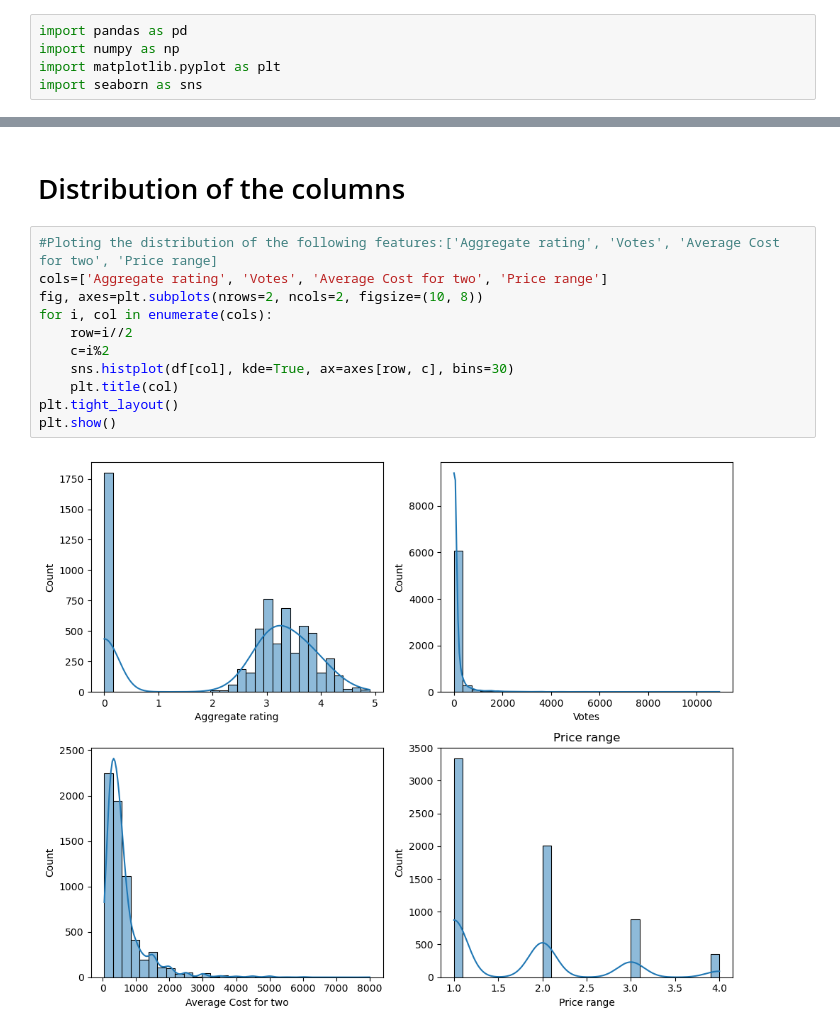
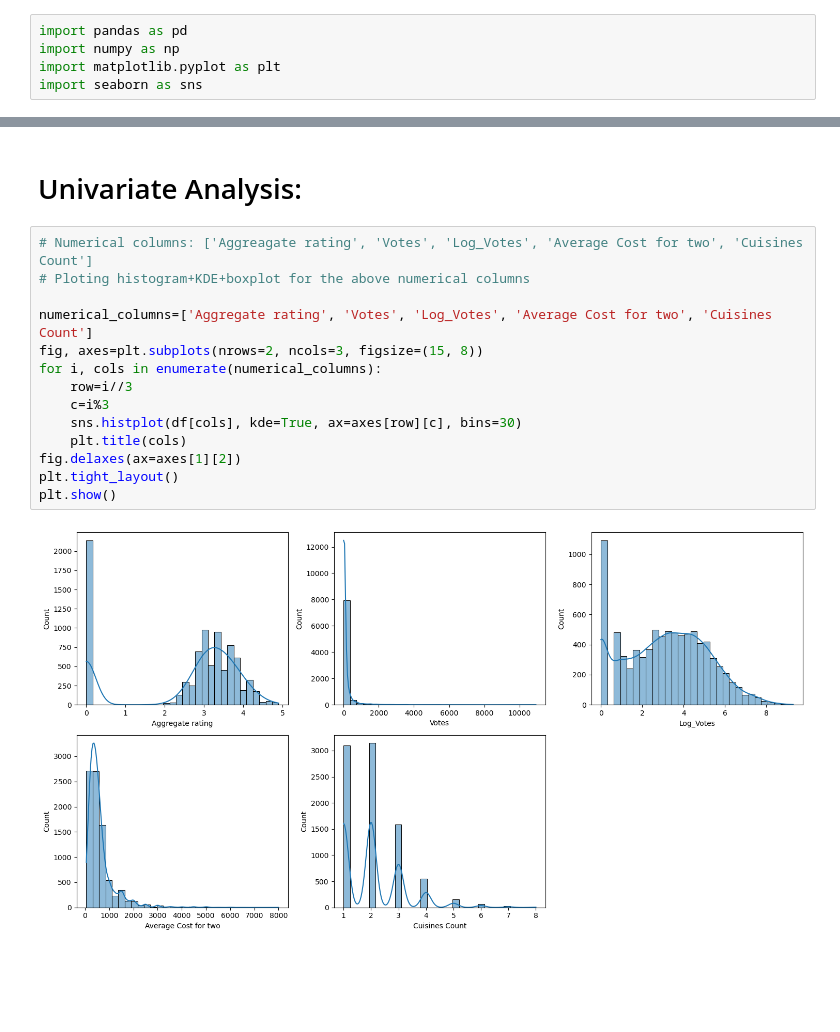
Before and after one commit to Dhruvgohil07/Zomato_Data_Analysis, a Jupyter notebook: Deep_EDA.ipynb, the cells around one changed output, grey strips where cells are left out. Drawn from its saved outputs; the diff is of its cells as text; blank space fills up the shorter version.

Commit message:
Cleaning error solving and starting deep analysis again

```diff
--- a/Deep_EDA.ipynb
+++ b/Deep_EDA.ipynb
@@ -26,16 +26,19 @@ Index(['Restaurant ID', 'Restaurant Name', 'Country Code', 'City', 'Address',
       dtype='object')
-# %% [markdown]
-# Distribution of the columns
-# %%
-#Ploting the distribution of the following features:['Aggregate rating', 'Votes', 'Average Cost for two', 'Price range]
-cols=['Aggregate rating', 'Votes', 'Average Cost for two', 'Price range']
-fig, axes=plt.subplots(nrows=2, ncols=2, figsize=(10, 8))
-for i, col in enumerate(cols):
-    row=i//2
-    c=i%2
-    sns.histplot(df[col], kde=True, ax=axes[row, c], bins=30)
-    plt.title(col)
-plt.tight_layout()
-plt.show()
-# %% [output]
-[figure, removed]
+# %% [markdown]
+# Univariate Analysis:
+# %%
+# Numerical columns: ['Aggreagate rating', 'Votes', 'Log_Votes', 'Average Cost for two', 'Cuisines Count']
+# Ploting histogram+KDE+boxplot for the above numerical columns
+
+numerical_columns=['Aggregate rating', 'Votes', 'Log_Votes', 'Average Cost for two', 'Cuisines Count']
+fig, axes=plt.subplots(nrows=2, ncols=3, figsize=(15, 8))
+for i, cols in enumerate(numerical_columns):
+    row=i//3
+    c=i%3
+    sns.histplot(df[cols], kde=True, ax=axes[row][c], bins=30)
+    plt.title(cols)
+fig.delaxes(ax=axes[1][2])
+plt.tight_layout()
+plt.show()
+# %% [output]
+[figure, added]
```
Also changed, not shown: parts of 8 cells of this notebook, 4 other files.
